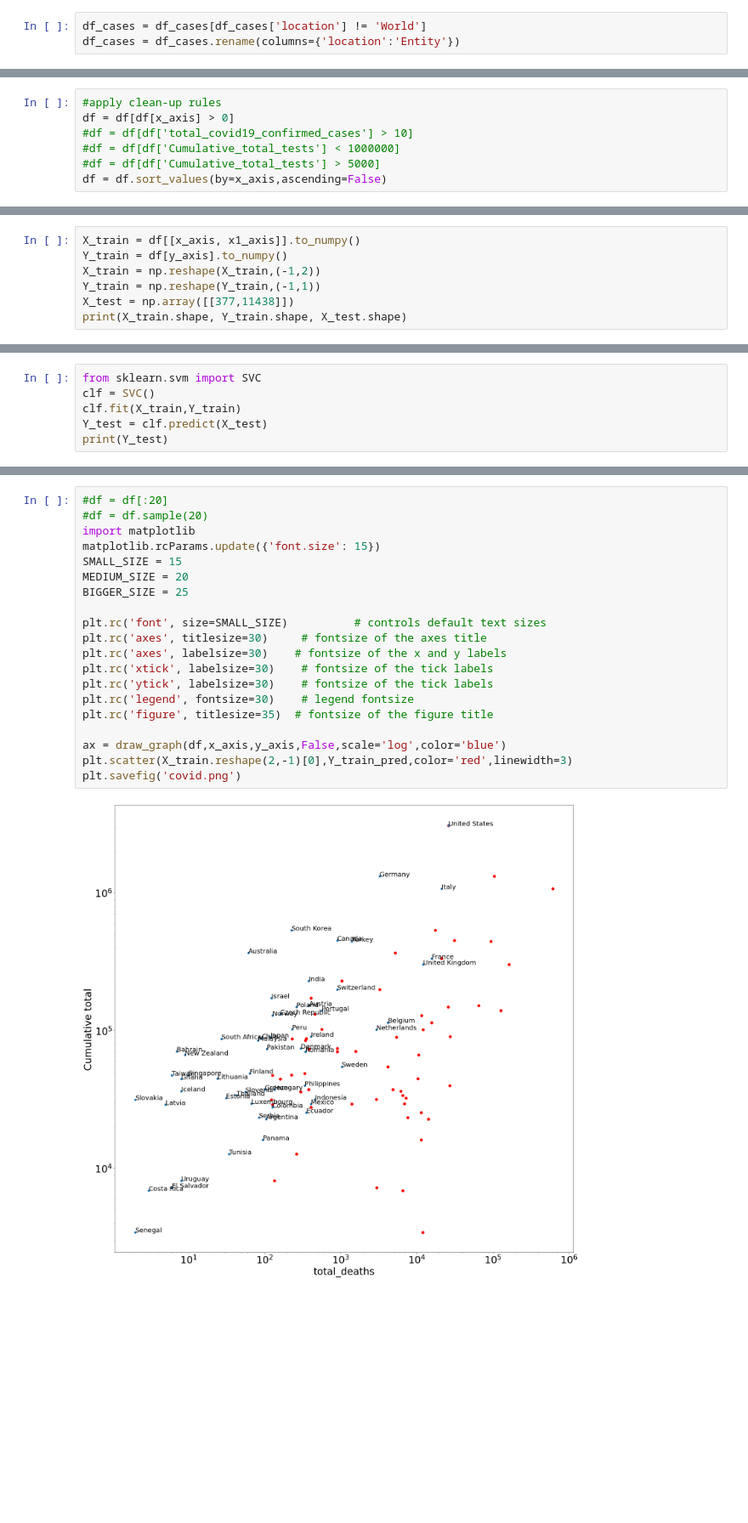
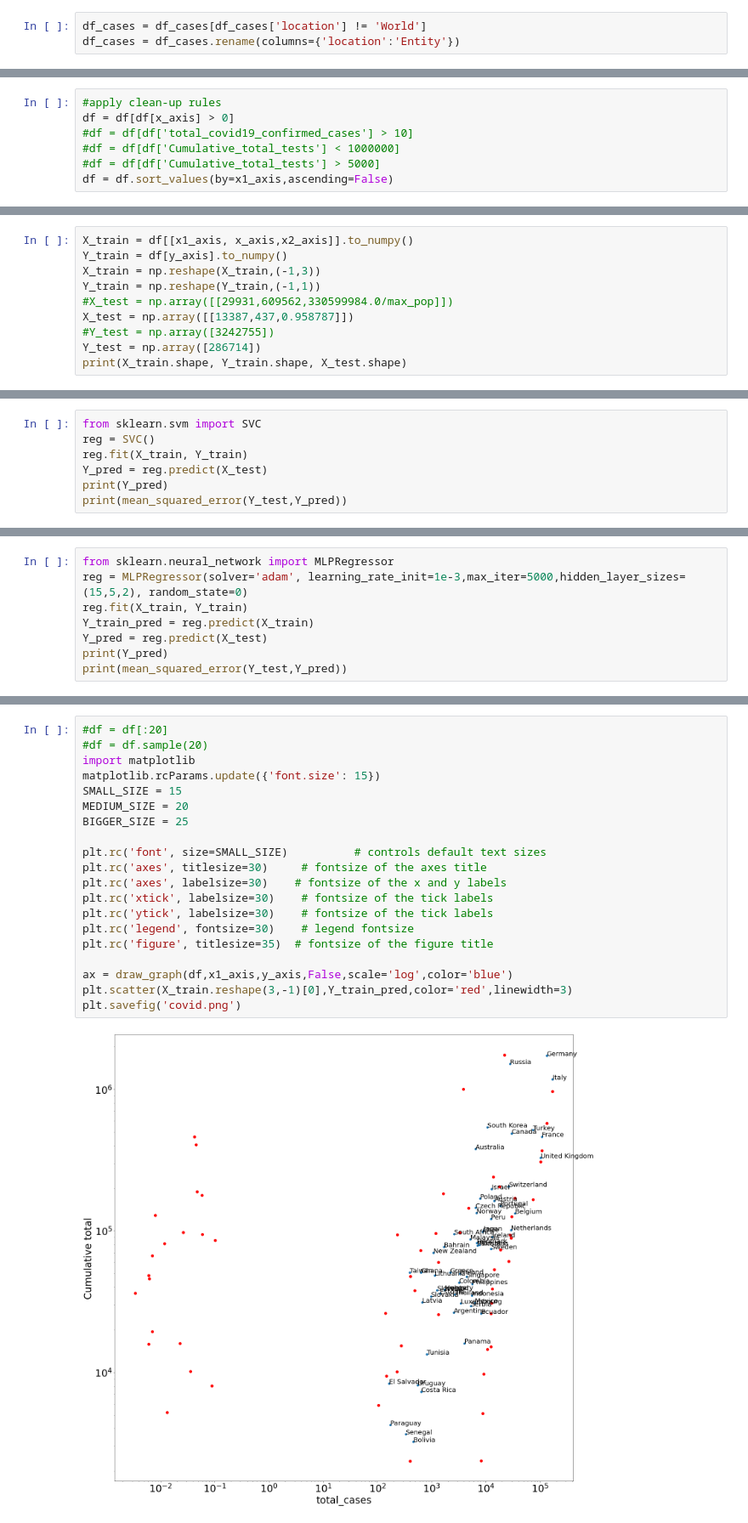
Before and after one commit to maderix/covid_analysis, a Jupyter notebook: notebooks/sklearn_tests_vs_cases.ipynb, the cells around one changed output, grey strips where cells are left out. Shown: that part at 85% size. Drawn from its saved outputs; the diff is of its cells as text; blank space fills up the shorter version.

Commit message:
Added MLPRegressor

```diff
--- a/notebooks/sklearn_tests_vs_cases.ipynb
+++ b/notebooks/sklearn_tests_vs_cases.ipynb
@@ -44,7 +60,7 @@ df = df[df[x_axis] > 0]
 #df = df[df['total_covid19_confirmed_cases'] > 10]
 #df = df[df['Cumulative_total_tests'] < 1000000]
 #df = df[df['Cumulative_total_tests'] > 5000]
-df = df.sort_values(by=x_axis,ascending=False)
+df = df.sort_values(by=x1_axis,ascending=False)
 # %%
 def label_point(x, y, val, ax,x_axis,y_axis,bb=False,color='green'):
     a = pd.concat({x_axis: x, y_axis: y, 'Entity': val}, axis=1)
@@ -76,8 +92,11 @@ draw_graph(df,x_axis,y_axis)
 # %%
-X_train = df[[x_axis, x1_axis]].to_numpy()
+X_train = df[[x1_axis, x_axis,x2_axis]].to_numpy()
 Y_train = df[y_axis].to_numpy()
-X_train = np.reshape(X_train,(-1,2))
+X_train = np.reshape(X_train,(-1,3))
 Y_train = np.reshape(Y_train,(-1,1))
-X_test = np.array([[377,11438]])
+#X_test = np.array([[29931,609562,330599984.0/max_pop]])
+X_test = np.array([[13387,437,0.958787]])
+#Y_test = np.array([3242755])
+Y_test = np.array([286714])
 print(X_train.shape, Y_train.shape, X_test.shape)
 # %% [output]
@@ -100,8 +124,9 @@ print(Y_test)
 # %%
 from sklearn.svm import SVC
-clf = SVC()
-clf.fit(X_train,Y_train)
-Y_test = clf.predict(X_test)
-print(Y_test)
+reg = SVC()
+reg.fit(X_train, Y_train)
+Y_pred = reg.predict(X_test)
+print(Y_pred)
+print(mean_squared_error(Y_test,Y_pred))
 # %% [output]
 [90646]
@@ -107,0 +134,8 @@ print(Y_test)
+# %%
+from sklearn.neural_network import MLPRegressor
+reg = MLPRegressor(solver='adam', learning_rate_init=1e-3,max_iter=5000,hidden_layer_sizes=(15,5,2), random_state=0)
+reg.fit(X_train, Y_train)
+Y_train_pred = reg.predict(X_train)
+Y_pred = reg.predict(X_test)
+print(Y_pred)
+print(mean_squared_error(Y_test,Y_pred))
@@ -108,22 +145,22 @@ print(Y_test)
 # %%
 #df = df[:20]
 #df = df.sample(20)
 import matplotlib
 matplotlib.rcParams.update({'font.size': 15})
 SMALL_SIZE = 15
 MEDIUM_SIZE = 20
 BIGGER_SIZE = 25
 
 plt.rc('font', size=SMALL_SIZE)          # controls default text sizes
 plt.rc('axes', titlesize=30)     # fontsize of the axes title
 plt.rc('axes', labelsize=30)    # fontsize of the x and y labels
 plt.rc('xtick', labelsize=30)    # fontsize of the tick labels
 plt.rc('ytick', labelsize=30)    # fontsize of the tick labels
 plt.rc('legend', fontsize=30)    # legend fontsize
 plt.rc('figure', titlesize=35)  # fontsize of the figure title
 
-ax = draw_graph(df,x_axis,y_axis,False,scale='log',color='blue')
-plt.scatter(X_train.reshape(2,-1)[0],Y_train_pred,color='red',linewidth=3)
+ax = draw_graph(df,x1_axis,y_axis,False,scale='log',color='blue')
+plt.scatter(X_train.reshape(3,-1)[0],Y_train_pred,color='red',linewidth=3)
 plt.savefig('covid.png')
 # %% [output]
-[figure, old version]
+[figure, new version]
```
Also changed, not shown: parts of 11 cells of this notebook.
